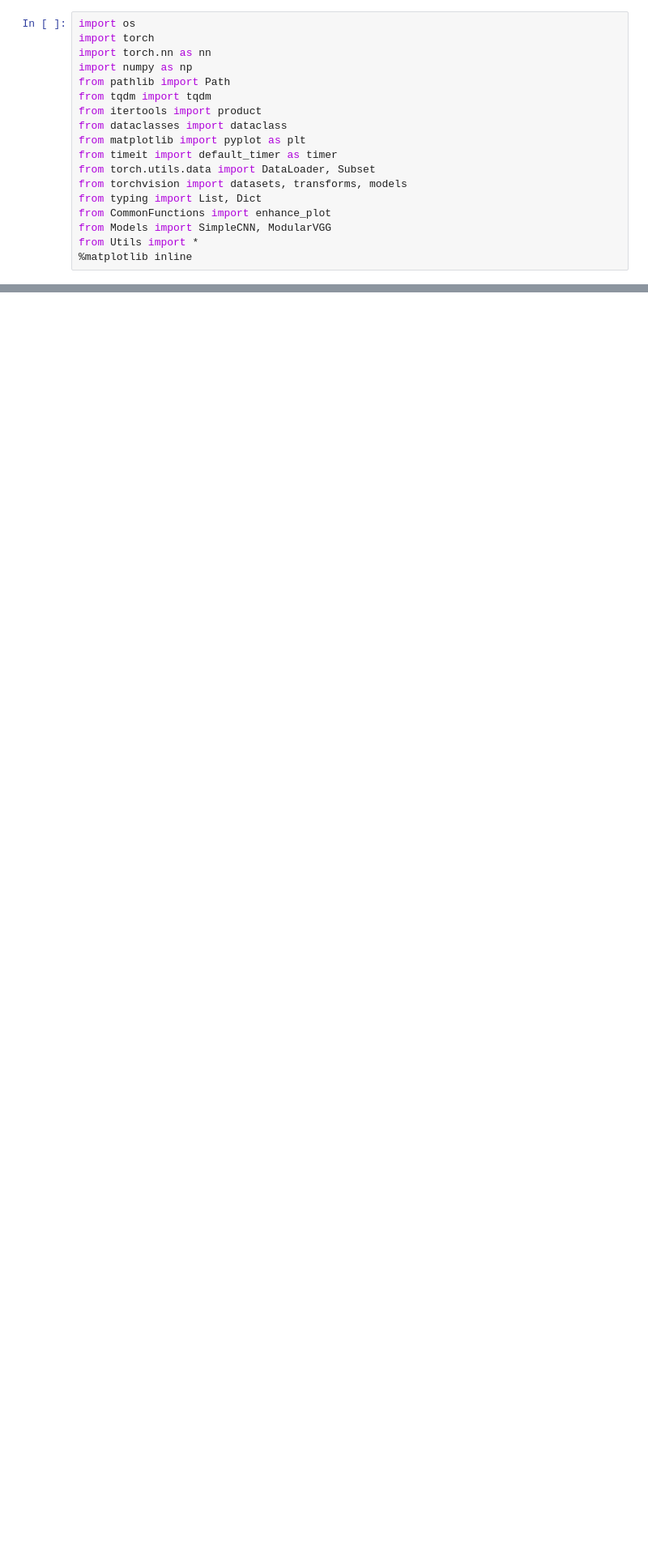
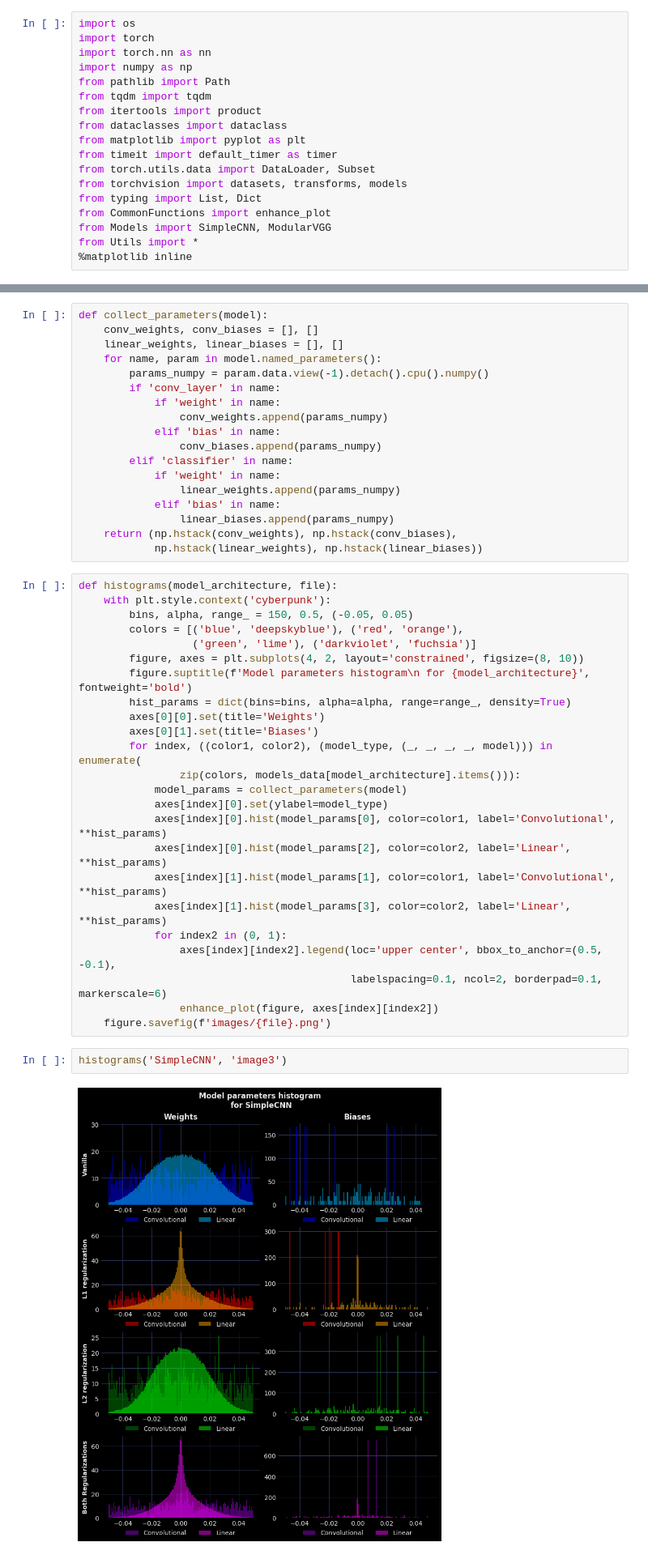
Before and after one commit to Yolonek/MachineLearningApplications, a Jupyter notebook: 5.Regularization/5.1-RegularizationWithVGG.ipynb, the cells around one changed output, grey strips where cells are left out. Shown at 81% size. Cells and saved outputs as stored; diff of their text form; blank space fills up the shorter version.

```diff
--- a/5.Regularization/5.1-RegularizationWithVGG.ipynb
+++ b/5.Regularization/5.1-RegularizationWithVGG.ipynb
@@ -149,0 +232,46 @@ with plt.style.context('cyberpunk'):
+# %%
+def collect_parameters(model):
+    conv_weights, conv_biases = [], []
+    linear_weights, linear_biases = [], []
+    for name, param in model.named_parameters():
+        params_numpy = param.data.view(-1).detach().cpu().numpy()
+        if 'conv_layer' in name:
+            if 'weight' in name:
+                conv_weights.append(params_numpy)
+            elif 'bias' in name:
+                conv_biases.append(params_numpy)
+        elif 'classifier' in name:
+            if 'weight' in name:
+                linear_weights.append(params_numpy)
+            elif 'bias' in name:
+                linear_biases.append(params_numpy)
+    return (np.hstack(conv_weights), np.hstack(conv_biases),
+            np.hstack(linear_weights), np.hstack(linear_biases))
+# %%
+def histograms(model_architecture, file):
+    with plt.style.context('cyberpunk'):
+        bins, alpha, range_ = 150, 0.5, (-0.05, 0.05)
+        colors = [('blue', 'deepskyblue'), ('red', 'orange'),
+                  ('green', 'lime'), ('darkviolet', 'fuchsia')]
+        figure, axes = plt.subplots(4, 2, layout='constrained', figsize=(8, 10))
+        figure.suptitle(f'Model parameters histogram\n for {model_architecture}', fontweight='bold')
+        hist_params = dict(bins=bins, alpha=alpha, range=range_, density=True)
+        axes[0][0].set(title='Weights')
+        axes[0][1].set(title='Biases')
+        for index, ((color1, color2), (model_type, (_, _, _, _, model))) in enumerate(
+                zip(colors, models_data[model_architecture].items())):
+            model_params = collect_parameters(model)
+            axes[index][0].set(ylabel=model_type)
+            axes[index][0].hist(model_params[0], color=color1, label='Convolutional', **hist_params)
+            axes[index][0].hist(model_params[2], color=color2, label='Linear', **hist_params)
+            axes[index][1].hist(model_params[1], color=color1, label='Convolutional', **hist_params)
+            axes[index][1].hist(model_params[3], color=color2, label='Linear', **hist_params)
+            for index2 in (0, 1):
+                axes[index][index2].legend(loc='upper center', bbox_to_anchor=(0.5, -0.1),
+                                           labelspacing=0.1, ncol=2, borderpad=0.1, markerscale=6)
+                enhance_plot(figure, axes[index][index2])
+    figure.savefig(f'images/{file}.png')
+# %%
+histograms('SimpleCNN', 'image3')
+# %% [output]
+[figure, added]
```
Also changed, not shown: parts of 9 cells of this notebook, 4 other files.
